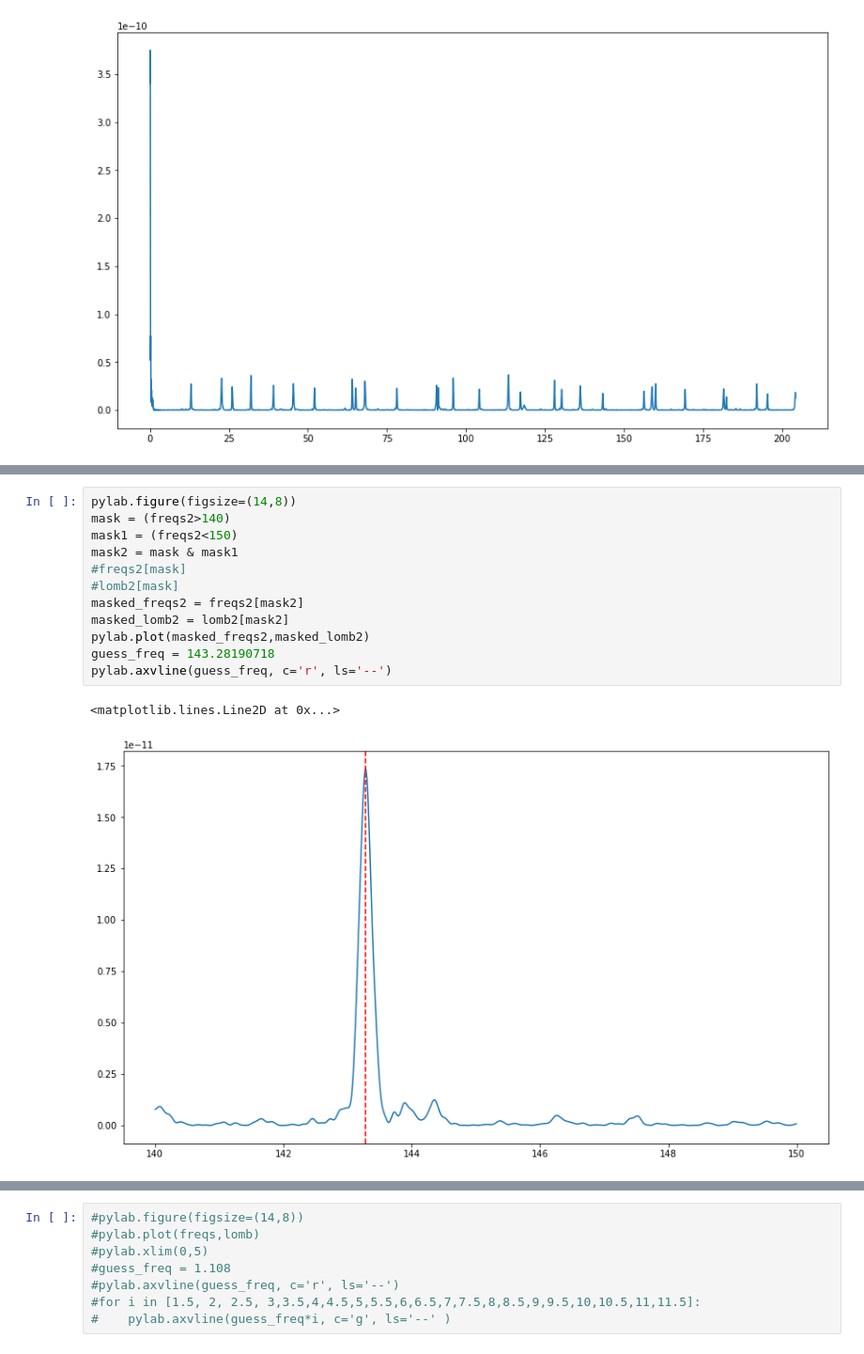
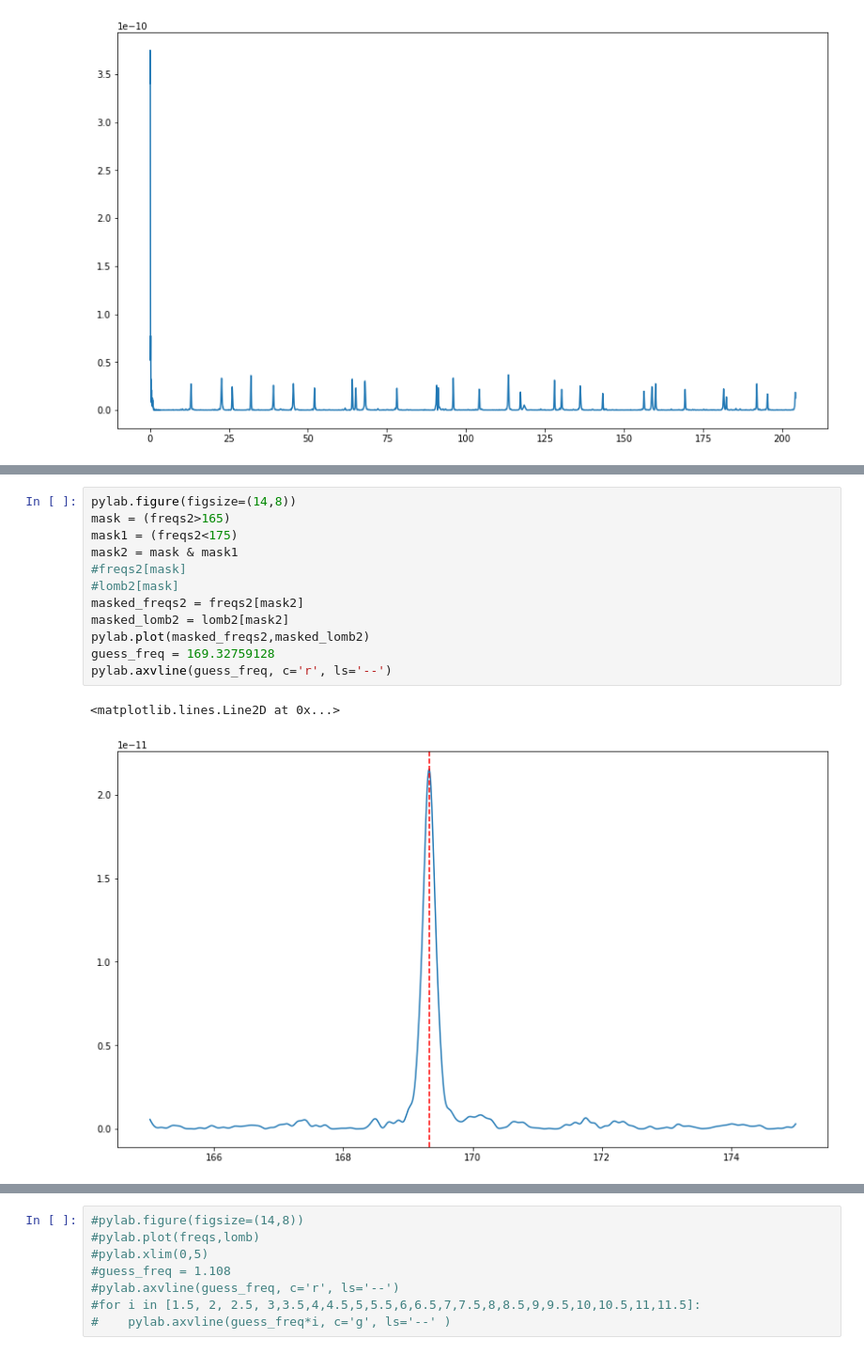
Before and after one commit to Hazel-H/astrolabs-PH30116-, a Jupyter notebook: PH30116/LIGHTCURVE_DATA.ipynb, the cells around one changed output, grey strips where cells are left out. Shown: that part at 94% size. Drawn from its saved outputs; the diff is of its cells as text.

```diff
--- a/PH30116/LIGHTCURVE_DATA.ipynb
+++ b/PH30116/LIGHTCURVE_DATA.ipynb
@@ -261,18 +261,18 @@ pylab.axvline(guess_freq4, c='y', ls='--')
 # %%
 pylab.figure(figsize=(14,8))
-mask = (freqs2>140)
-mask1 = (freqs2<150)
+mask = (freqs2>165)
+mask1 = (freqs2<175)
 mask2 = mask & mask1
 #freqs2[mask]
 #lomb2[mask]
 masked_freqs2 = freqs2[mask2]
 masked_lomb2 = lomb2[mask2]
 pylab.plot(masked_freqs2,masked_lomb2)
-guess_freq = 143.28190718
+guess_freq = 169.32759128
 pylab.axvline(guess_freq, c='r', ls='--')
 # %% [output]
 <matplotlib.lines.Line2D at 0x...>
-[figure, old version]
+[figure, new version]
 # %%
 index_max = pd.DataFrame(masked_lomb2).idxmax()
 masked_freqs2[index_max]
```
Also changed, not shown: parts of 21 cells of this notebook, 3 other files.
